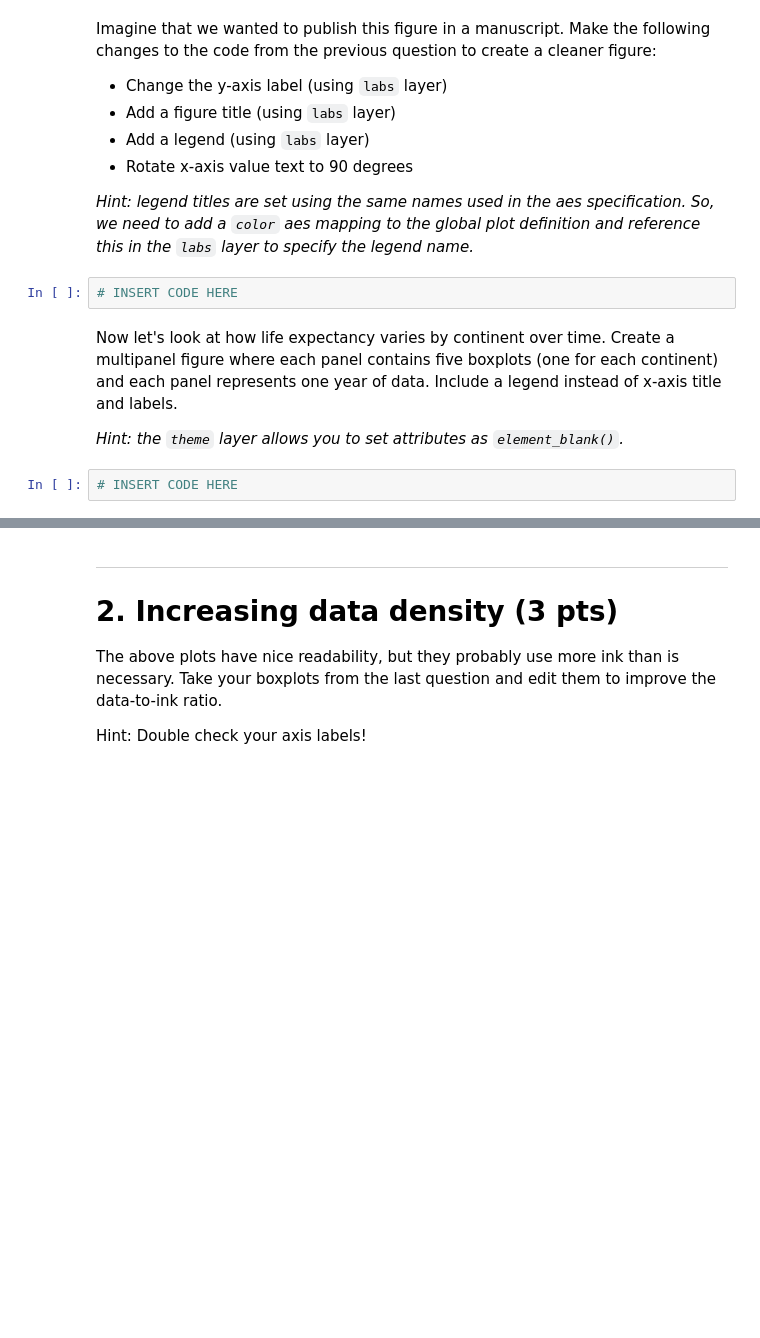
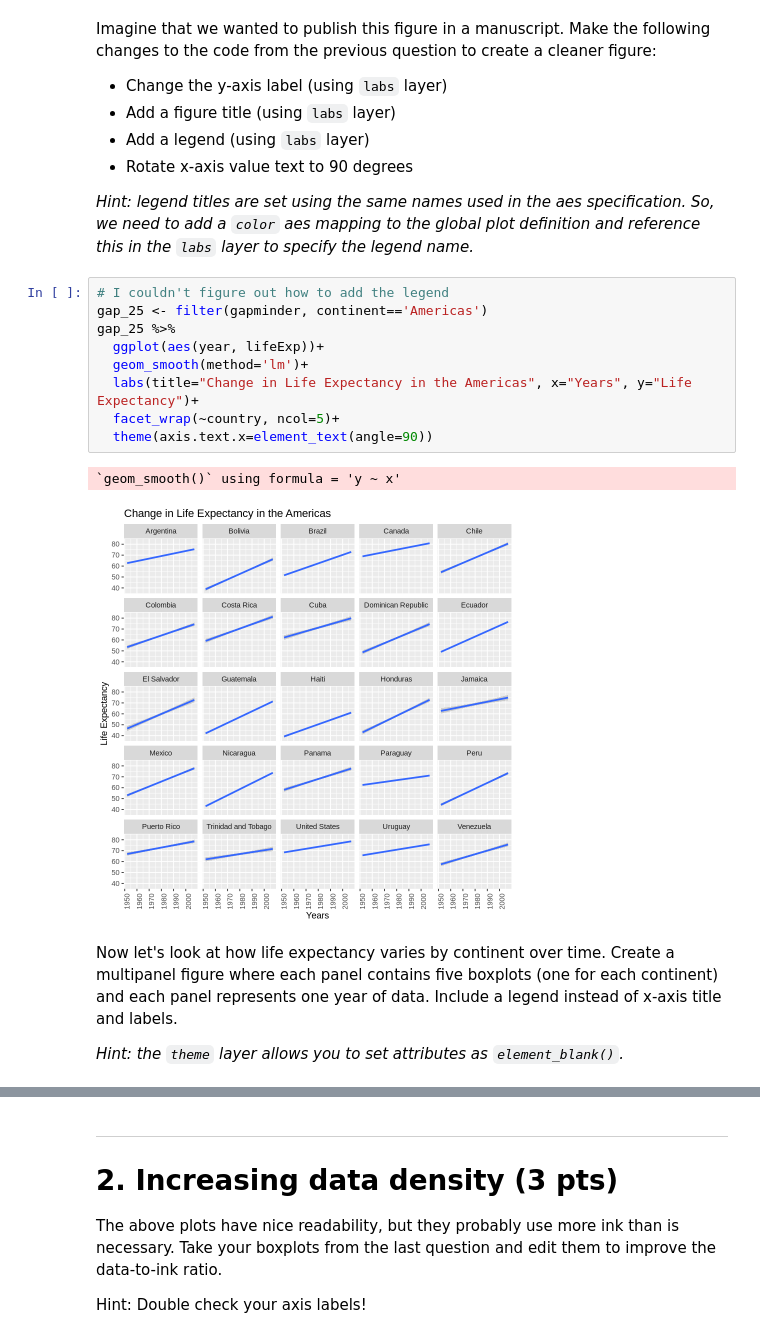
Before and after one commit to yadachi0002/Adachi_DSPN_S25, a Jupyter notebook: ExerciseSubmissions/ex6_visualization-through-human-eyes.ipynb, the cells around one changed output, grey strips where cells are left out. Drawn from its saved outputs; the diff is of its cells as text; blank space fills up the shorter version.

```diff
--- a/ExerciseSubmissions/ex6_visualization-through-human-eyes.ipynb
+++ b/ExerciseSubmissions/ex6_visualization-through-human-eyes.ipynb
@@ -28,11 +54,19 @@ Imagine that we wanted to publish this figure in a manuscript. Make the followin
 * Rotate x-axis value text to 90 degrees
 
 *Hint: legend titles are set using the same names used in the aes specification. So, we need to add a `color` aes mapping to the global plot definition and reference this in the `labs` layer to specify the legend name.*
-# %%
-# INSERT CODE HERE
+# %%
+# I couldn't figure out how to add the legend
+gap_25 <- filter(gapminder, continent=='Americas')
+gap_25 %>%
+  ggplot(aes(year, lifeExp))+
+  geom_smooth(method='lm')+
+  labs(title="Change in Life Expectancy in the Americas", x="Years", y="Life Expectancy")+
+  facet_wrap(~country, ncol=5)+
+  theme(axis.text.x=element_text(angle=90))
+# %% [output]
+`geom_smooth()` using formula = 'y ~ x'
+[figure, added]
 # %% [markdown]
 Now let's look at how life expectancy varies by continent over time. Create a multipanel figure where each panel contains five boxplots (one for each continent) and each panel represents one year of data. Include a legend instead of x-axis title and labels.
 
 *Hint: the `theme` layer allows you to set attributes as `element_blank()`.*
-# %%
-# INSERT CODE HERE
```
Also changed, not shown: parts of 7 cells of this notebook.
